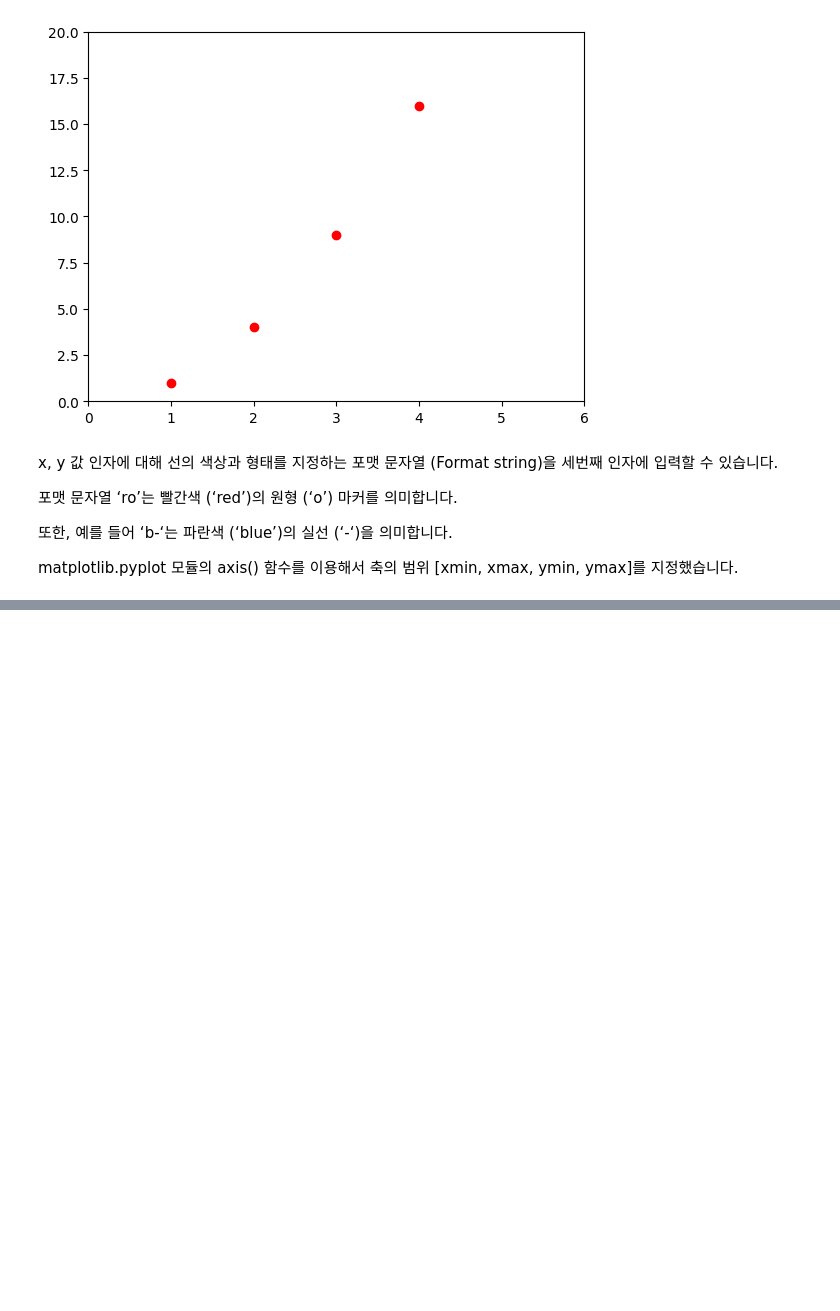
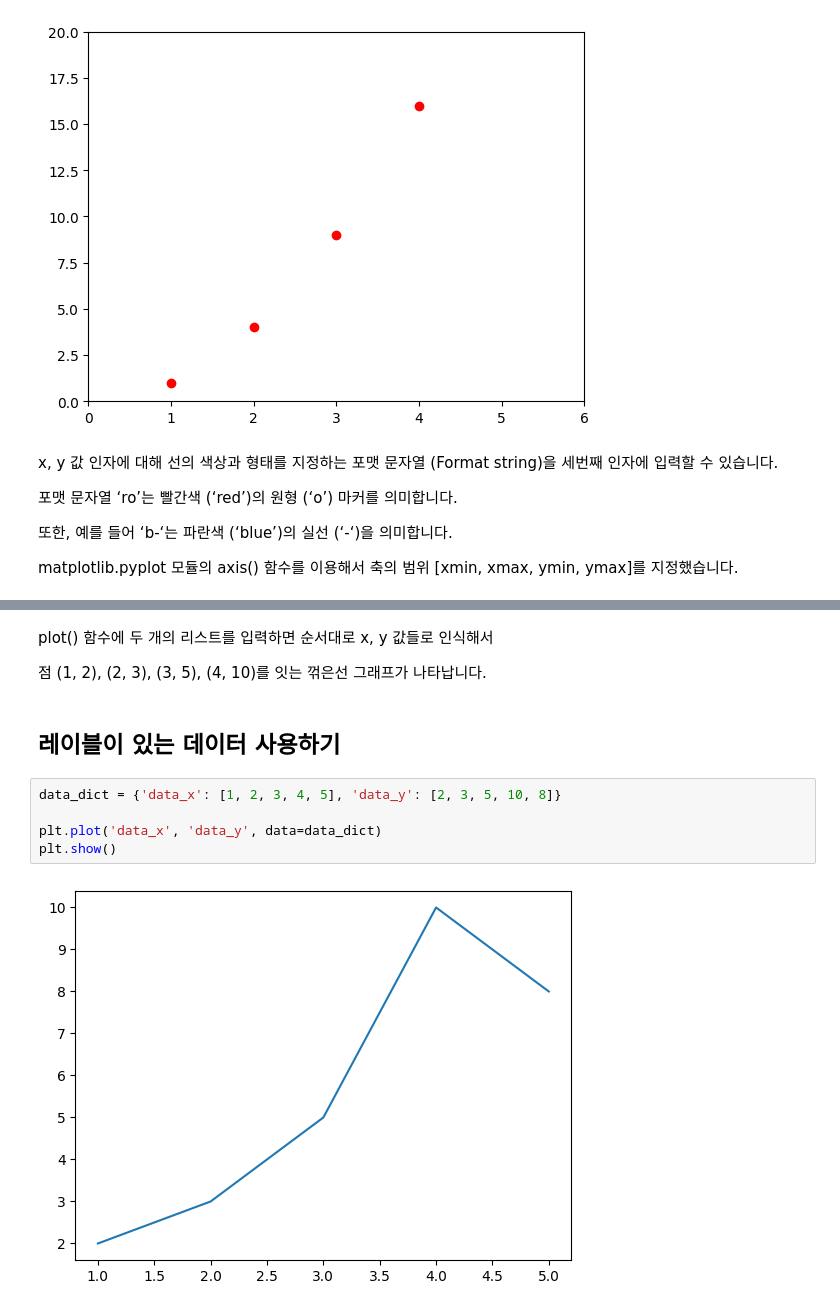
Before and after one commit to mooncy0809/DAStudy, a Jupyter notebook: Data visualization/Study_01.ipynb, the cells around one changed output, grey strips where cells are left out. Saved outputs shown, nothing was run; the diff lists cells and outputs as text; blank space fills up the shorter version.

```diff
--- a/Data visualization/Study_01.ipynb
+++ b/Data visualization/Study_01.ipynb
@@ -28,0 +70,13 @@ matplotlib.pyplot 모듈의 axis() 함수를 이용해서 축의 범위 [xmin, x
+# %% [markdown]
+plot() 함수에 두 개의 리스트를 입력하면 순서대로 x, y 값들로 인식해서
+
+점 (1, 2), (2, 3), (3, 5), (4, 10)를 잇는 꺾은선 그래프가 나타납니다.
+# %% [markdown]
+## 레이블이 있는 데이터 사용하기
+# %%
+data_dict = {'data_x': [1, 2, 3, 4, 5], 'data_y': [2, 3, 5, 10, 8]}
+
+plt.plot('data_x', 'data_y', data=data_dict)
+plt.show()
+# %% [output]
+[figure, added]
```
Also changed, not shown: parts of 26 cells of this notebook.
